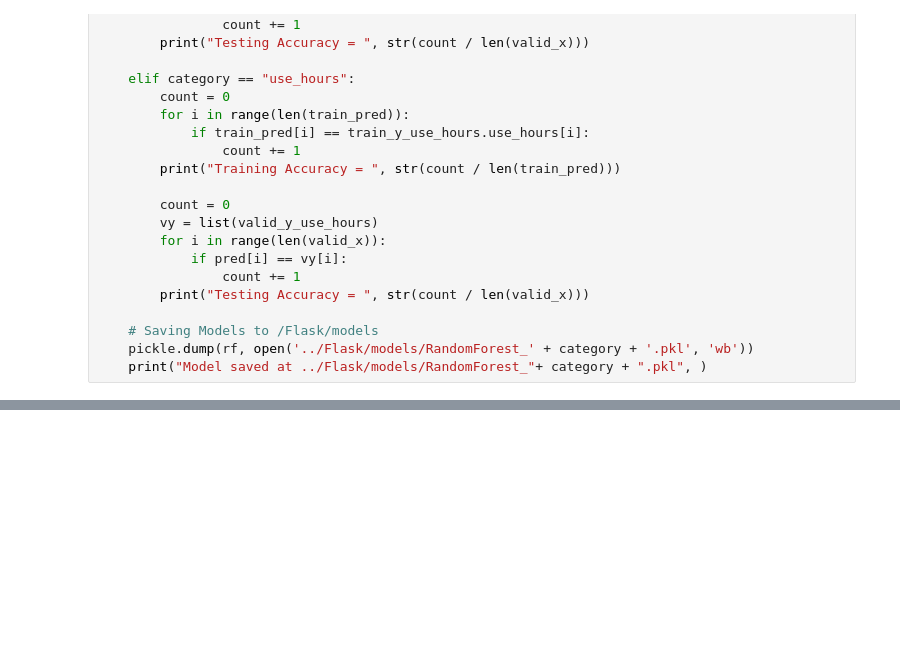
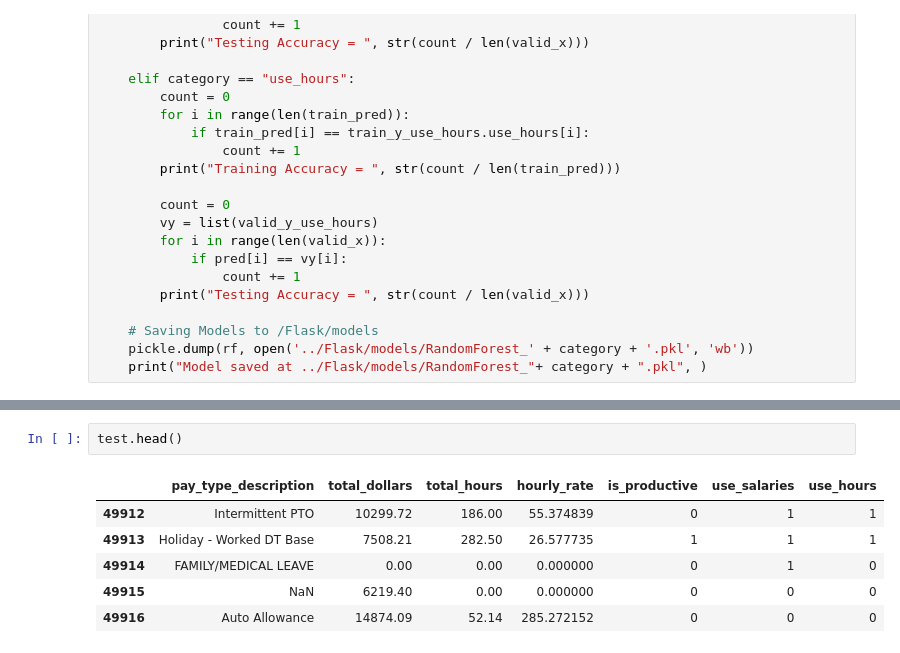
Before and after one commit to ChangyuYan/Paytype-Classifier, a Jupyter notebook: Modeling/Random Forest.ipynb, the cells around one changed output, grey strips where cells are left out. Cells and saved outputs as stored; diff of their text form; blank space fills up the shorter version.

```diff
--- a/Modeling/Random Forest.ipynb
+++ b/Modeling/Random Forest.ipynb
@@ -245,0 +306,9 @@ RandomForest_is_productive.pkl  RandomForest_use_salaries.pkl
+# %%
+test.head()
+# %% [output]
+|  | pay_type_description | total_dollars | total_hours | hourly_rate | is_productive | use_salaries | use_hours |
+| 49912 | Intermittent PTO | 10299.72 | 186.00 | 55.374839 | 0 | 1 | 1 |
+| 49913 | Holiday - Worked DT Base | 7508.21 | 282.50 | 26.577735 | 1 | 1 | 1 |
+| 49914 | FAMILY/MEDICAL LEAVE | 0.00 | 0.00 | 0.000000 | 0 | 1 | 0 |
+| 49915 | NaN | 6219.40 | 0.00 | 0.000000 | 0 | 0 | 0 |
+| 49916 | Auto Allowance | 14874.09 | 52.14 | 285.272152 | 0 | 0 | 0 |
```
Also changed, not shown: parts of 27 cells of this notebook, 2 other files.
